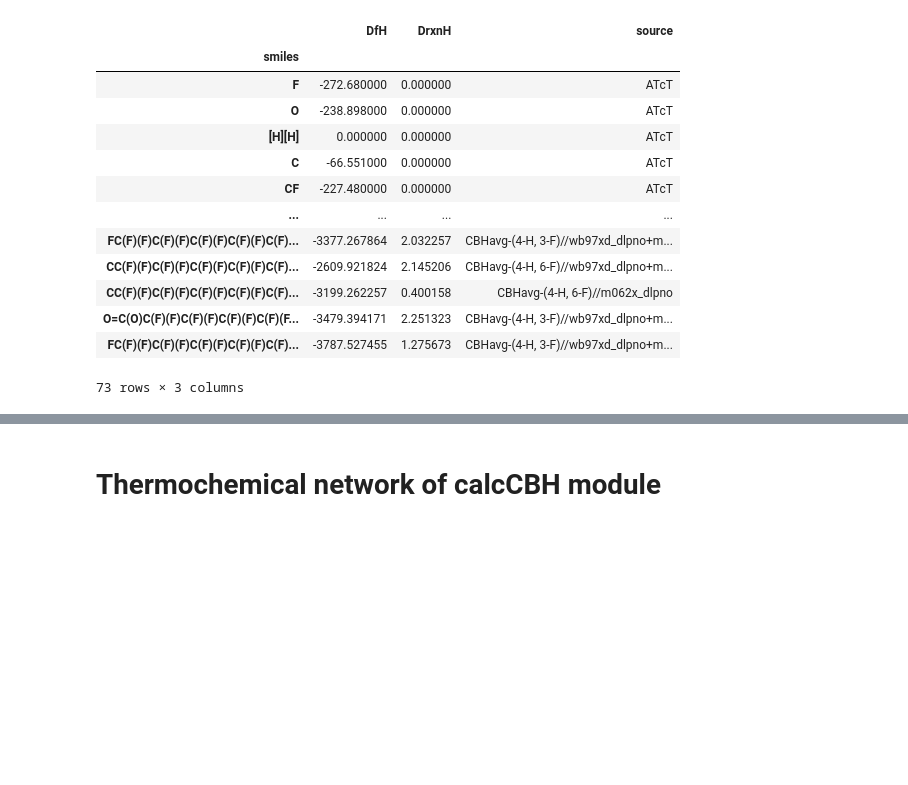
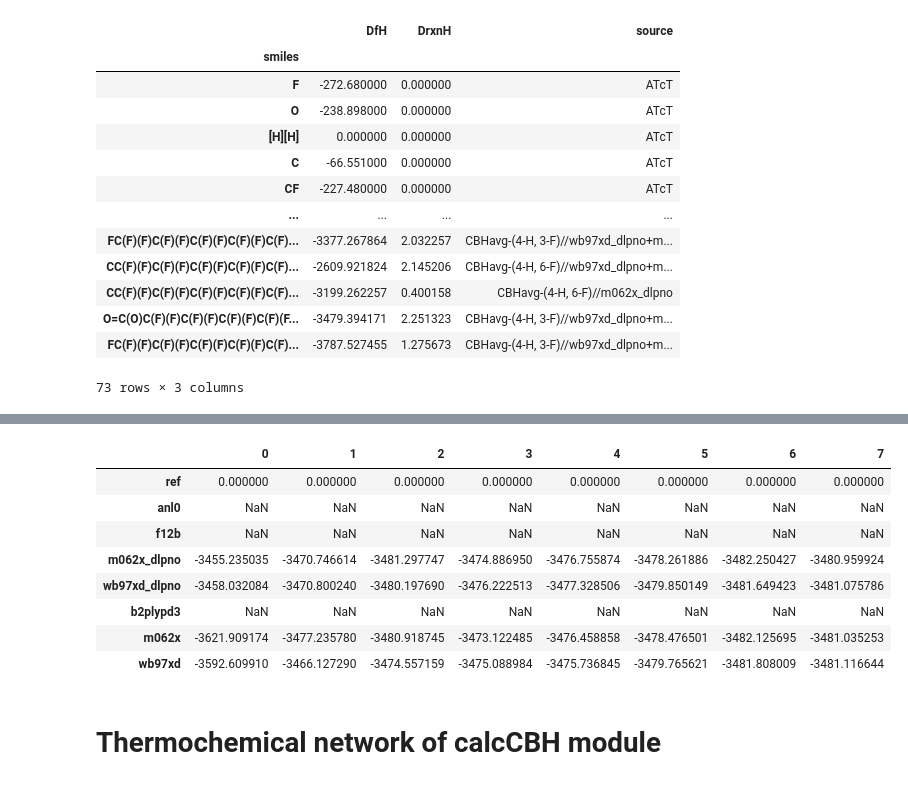
Before and after one commit to franklingoldsmith/autocbh, a Jupyter notebook: examples/autoCBH Tutorial.ipynb, the cells around one changed output, grey strips where cells are left out. Saved outputs shown, nothing was run; the diff lists cells and outputs as text; code cells hidden in the pictures; blank space fills up the shorter version.

```diff
--- a/examples/autoCBH Tutorial.ipynb
+++ b/examples/autoCBH Tutorial.ipynb
@@ -575,3 +638,16 @@ Name: source, dtype: object
+# %%
+# Hf
+pd.DataFrame(c.calc_Hf_allrungs('O=C(O)C(F)(F)C(F)(F)C(F)(F)C(F)(F)C(F)(F)C(F)(F)C(F)(F)F', saturate=9, surface_smiles=None)[1])
+# %% [output]
+|  | 0 | 1 | 2 | 3 | 4 | 5 | 6 | 7 |
+| ref | 0.000000 | 0.000000 | 0.000000 | 0.000000 | 0.000000 | 0.000000 | 0.000000 | 0.000000 |
+| anl0 | NaN | NaN | NaN | NaN | NaN | NaN | NaN | NaN |
+| f12b | NaN | NaN | NaN | NaN | NaN | NaN | NaN | NaN |
+| m062x_dlpno | -3455.235035 | -3470.746614 | -3481.297747 | -3474.886950 | -3476.755874 | -3478.261886 | -3482.250427 | -3480.959924 |
+| wb97xd_dlpno | -3458.032084 | -3470.800240 | -3480.197690 | -3476.222513 | -3477.328506 | -3479.850149 | -3481.649423 | -3481.075786 |
+| b2plypd3 | NaN | NaN | NaN | NaN | NaN | NaN | NaN | NaN |
+| m062x | -3621.909174 | -3477.235780 | -3480.918745 | -3473.122485 | -3476.458858 | -3478.476501 | -3482.125695 | -3481.035253 |
+| wb97xd | -3592.609910 | -3466.127290 | -3474.557159 | -3475.088984 | -3475.736845 | -3479.765621 | -3481.808009 | -3481.116644 |
 # %% [markdown]
 # Thermochemical network of calcCBH module
 # %%
```
Also changed, not shown: parts of 17 cells of this notebook, 2 other files.
